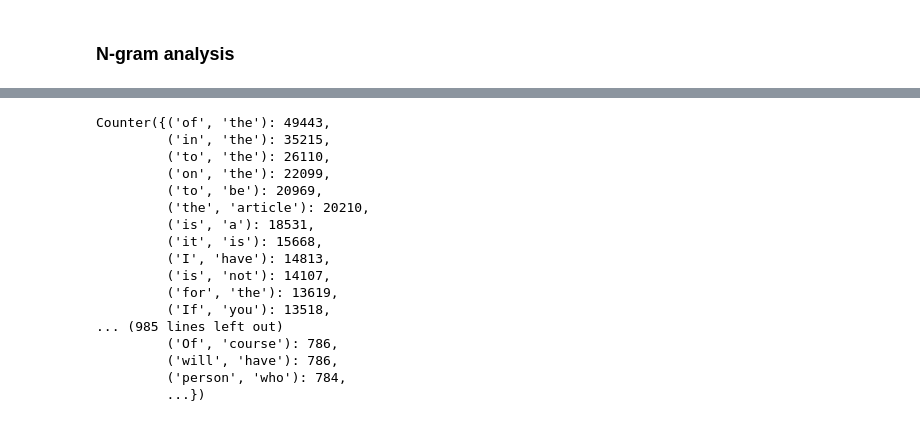
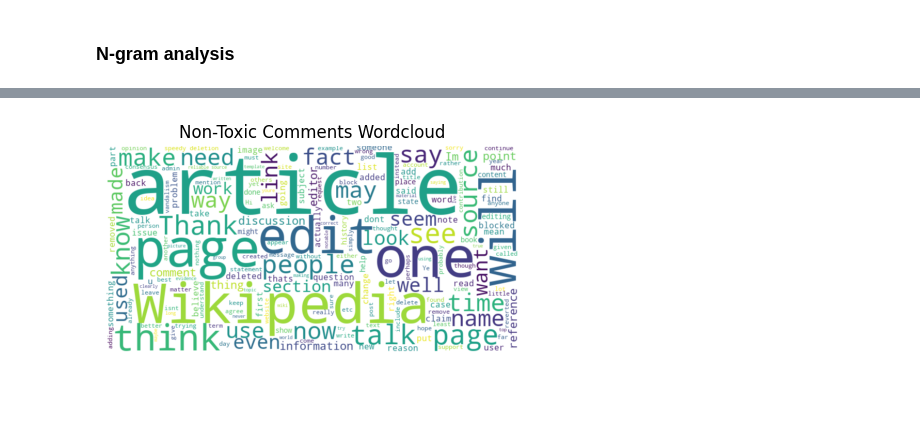
Before and after one commit to johne18/ml_learnings, a Jupyter notebook: SafeChat/notebooks/jigsaw_eda.ipynb, the cells around one changed output, grey strips where cells are left out. Cells and saved outputs as stored; diff of their text form; code cells hidden in the pictures; blank space fills up the shorter version.

Commit message:
Adding wordclouds and separate visualizations of toxic and non-toxic ngrams

```diff
--- a/SafeChat/notebooks/jigsaw_eda.ipynb
+++ b/SafeChat/notebooks/jigsaw_eda.ipynb
@@ -60,6 +64,9 @@ plt.title('Distribution of Toxic Comments')
 plt.show()
 # %% [output]
 [figure]
+# %%
+toxic_df = jigsaw_cleaned_df[jigsaw_cleaned_df['is_toxic'] == 1]['comment_text']
+non_toxic_df = jigsaw_cleaned_df[jigsaw_cleaned_df['is_toxic'] == 0]['comment_text']
 # %%
 fig, axes = plt.subplots(2, 2, figsize=(30, 15))
 
@@ -182,22 +164,21 @@ flat_n_grams
-# %%
-from collections import Counter
-Counter(flat_n_grams)
-# %% [output]
-Counter({('of', 'the'): 49443,
-         ('in', 'the'): 35215,
-         ('to', 'the'): 26110,
-         ('on', 'the'): 22099,
-         ('to', 'be'): 20969,
-         ('the', 'article'): 20210,
-         ('is', 'a'): 18531,
-         ('it', 'is'): 15668,
-         ('I', 'have'): 14813,
-         ('is', 'not'): 14107,
-         ('for', 'the'): 13619,
-         ('If', 'you'): 13518,
-... (985 lines left out)
-         ('Of', 'course'): 786,
-         ('will', 'have'): 786,
-         ('person', 'who'): 784,
-         ...})
+# %%
+toxic_wordcloud = WordCloud(width=800, height=400, background_color='white').generate(' '.join(toxic_df))
+non_toxic_wordcloud = WordCloud(width=800, height=400, background_color='white').generate(' '.join(non_toxic_df))
+# %%
+# Plot the wordclouds
+# plt.figure(figsize=(20, 10))
+# plt.subplot(2, 1, 1)
+# plt.imshow(toxic_wordcloud, interpolation='bilinear')
+# plt.title('Toxic Comments Wordcloud')
+# plt.axis('off')
+
+plt.subplot(2, 1, 2)
+plt.imshow(non_toxic_wordcloud, interpolation='bilinear')
+plt.title('Non-Toxic Comments Wordcloud')
+plt.axis('off')
+
+plt.tight_layout()
+plt.show()
+# %% [output]
+[figure, added]
 # %%
```
Also changed, not shown: parts of 7 cells of this notebook, 3 other files.
